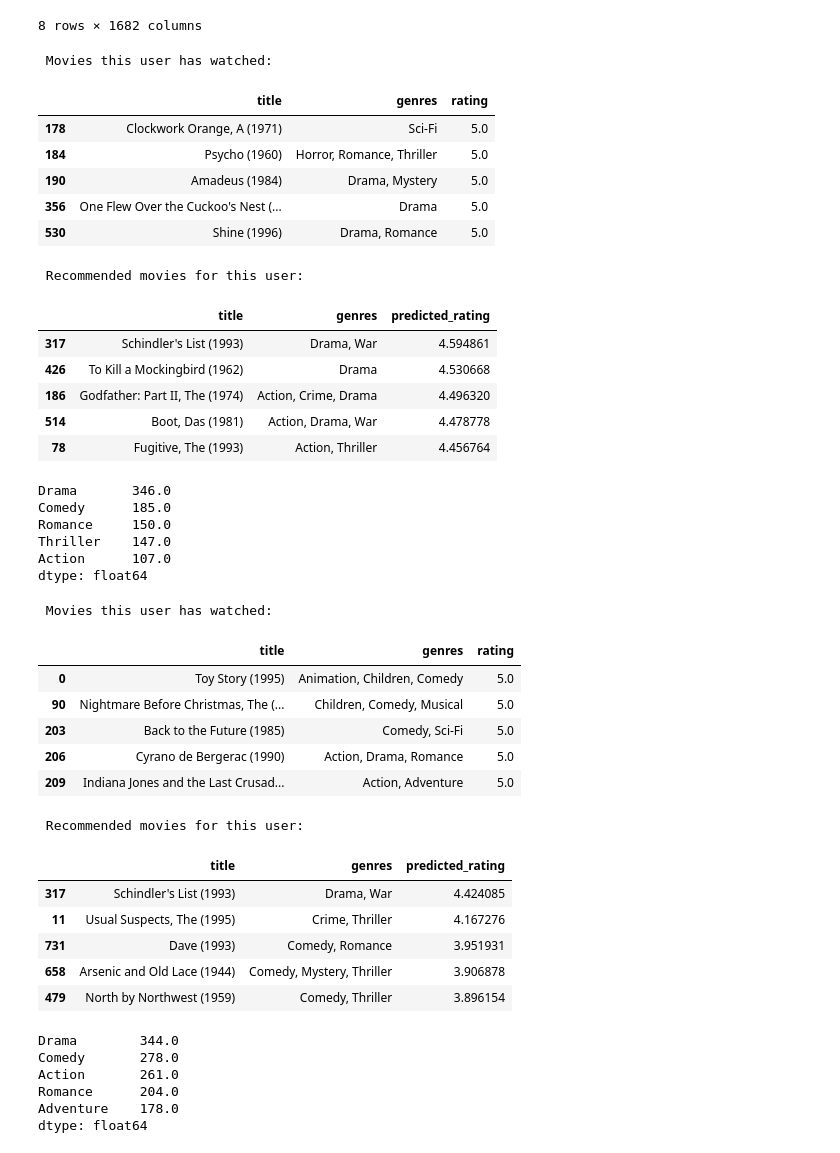
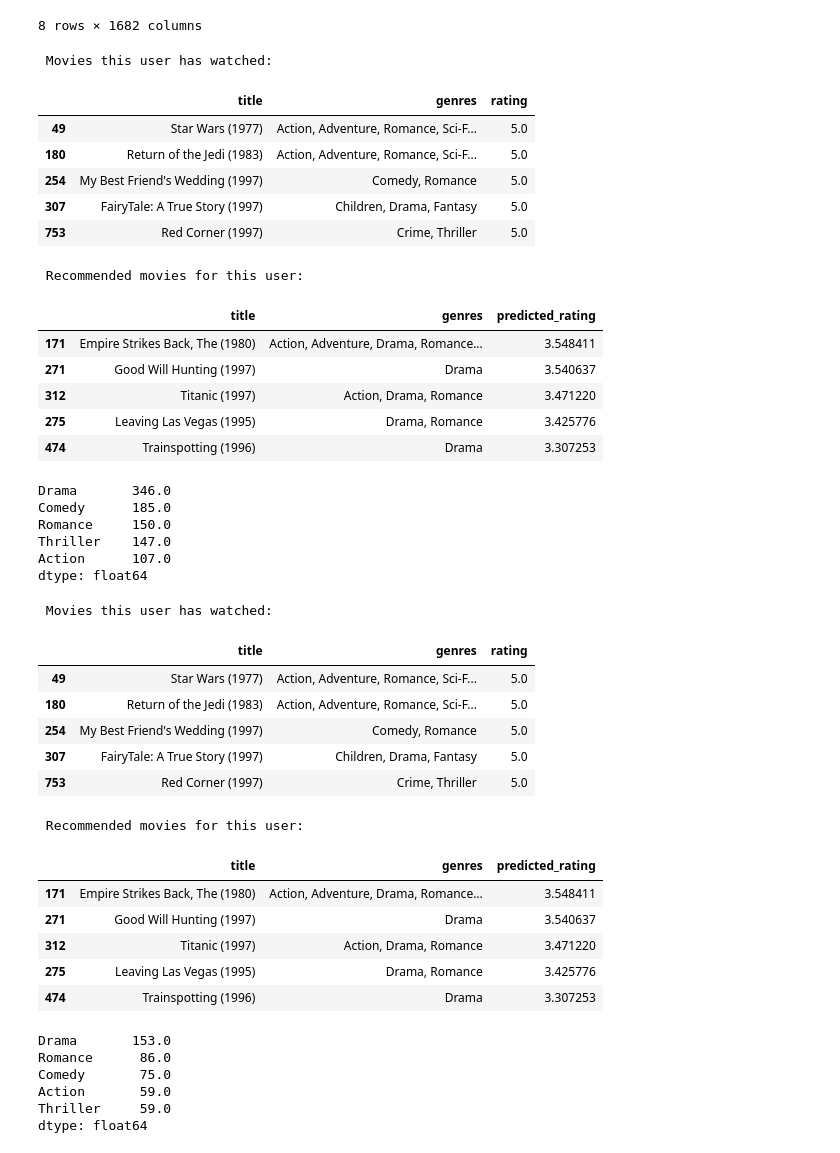
Before and after one commit to sinazb/svd-movie-recommender, a Jupyter notebook: notebooks/03_svd_recommender.ipynb, the cells around one changed output. Saved outputs shown, nothing was run; the diff lists cells and outputs as text; code cells hidden in the pictures.

```diff
--- a/notebooks/03_svd_recommender.ipynb
+++ b/notebooks/03_svd_recommender.ipynb
@@ -128,7 +128,7 @@ def build_user_genre_profile(user_id):
 
     return profile
 # %%
-user_id = 10    # 0 - 943
+user_id = 15    # 0 - 943
 
 print(" Movies this user has watched:")
 display(show_user_history(user_id))
@@ -138,18 +138,18 @@ display(recommend_movies_verbose(user_id))
 # %% [output]
  Movies this user has watched:
 |  | title | genres | rating |
-| 178 | Clockwork Orange, A (1971) | Sci-Fi | 5.0 |
-| 184 | Psycho (1960) | Horror, Romance, Thriller | 5.0 |
-| 190 | Amadeus (1984) | Drama, Mystery | 5.0 |
-| 356 | One Flew Over the Cuckoo's Nest (... | Drama | 5.0 |
-| 530 | Shine (1996) | Drama, Romance | 5.0 |
+| 49 | Star Wars (1977) | Action, Adventure, Romance, Sci-F... | 5.0 |
+| 180 | Return of the Jedi (1983) | Action, Adventure, Romance, Sci-F... | 5.0 |
+| 254 | My Best Friend's Wedding (1997) | Comedy, Romance | 5.0 |
+| 307 | FairyTale: A True Story (1997) | Children, Drama, Fantasy | 5.0 |
+| 753 | Red Corner (1997) | Crime, Thriller | 5.0 |
  Recommended movies for this user:
 |  | title | genres | predicted_rating |
-| 317 | Schindler's List (1993) | Drama, War | 4.594861 |
-| 426 | To Kill a Mockingbird (1962) | Drama | 4.530668 |
-| 186 | Godfather: Part II, The (1974) | Action, Crime, Drama | 4.496320 |
-| 514 | Boot, Das (1981) | Action, Drama, War | 4.478778 |
-| 78 | Fugitive, The (1993) | Action, Thriller | 4.456764 |
+| 171 | Empire Strikes Back, The (1980) | Action, Adventure, Drama, Romance... | 3.548411 |
+| 271 | Good Will Hunting (1997) | Drama | 3.540637 |
+| 312 | Titanic (1997) | Action, Drama, Romance | 3.471220 |
+| 275 | Leaving Las Vegas (1995) | Drama, Romance | 3.425776 |
+| 474 | Trainspotting (1996) | Drama | 3.307253 |
 # %%
 build_user_genre_profile(user_id=10).head()
 # %% [output]
@@ -160,33 +160,33 @@ Thriller    147.0
 Action      107.0
 dtype: float64
 # %%
-user_id = 95    # 0 - 943
+user_id = 15    # 0 - 943
 
 print(" Movies this user has watched:")
 display(show_user_history(user_id))
 
 print("\n\n\n Recommended movies for this user:")
 display(recommend_movies_verbose(user_id))
 
 build_user_genre_profile(user_id).head()
 # %% [output]
  Movies this user has watched:
 |  | title | genres | rating |
-| 0 | Toy Story (1995) | Animation, Children, Comedy | 5.0 |
-| 90 | Nightmare Before Christmas, The (... | Children, Comedy, Musical | 5.0 |
-| 203 | Back to the Future (1985) | Comedy, Sci-Fi | 5.0 |
-| 206 | Cyrano de Bergerac (1990) | Action, Drama, Romance | 5.0 |
-| 209 | Indiana Jones and the Last Crusad... | Action, Adventure | 5.0 |
+| 49 | Star Wars (1977) | Action, Adventure, Romance, Sci-F... | 5.0 |
+| 180 | Return of the Jedi (1983) | Action, Adventure, Romance, Sci-F... | 5.0 |
+| 254 | My Best Friend's Wedding (1997) | Comedy, Romance | 5.0 |
+| 307 | FairyTale: A True Story (1997) | Children, Drama, Fantasy | 5.0 |
+| 753 | Red Corner (1997) | Crime, Thriller | 5.0 |
  Recommended movies for this user:
 |  | title | genres | predicted_rating |
-| 317 | Schindler's List (1993) | Drama, War | 4.424085 |
-| 11 | Usual Suspects, The (1995) | Crime, Thriller | 4.167276 |
-| 731 | Dave (1993) | Comedy, Romance | 3.951931 |
-| 658 | Arsenic and Old Lace (1944) | Comedy, Mystery, Thriller | 3.906878 |
-| 479 | North by Northwest (1959) | Comedy, Thriller | 3.896154 |
+| 171 | Empire Strikes Back, The (1980) | Action, Adventure, Drama, Romance... | 3.548411 |
+| 271 | Good Will Hunting (1997) | Drama | 3.540637 |
+| 312 | Titanic (1997) | Action, Drama, Romance | 3.471220 |
+| 275 | Leaving Las Vegas (1995) | Drama, Romance | 3.425776 |
+| 474 | Trainspotting (1996) | Drama | 3.307253 |
-Drama        344.0
-Comedy       278.0
-Action       261.0
-Romance      204.0
-Adventure    178.0
+Drama       153.0
+Romance      86.0
+Comedy       75.0
+Action       59.0
+Thriller     59.0
 dtype: float64
```
Also changed, not shown: 1 other file.
